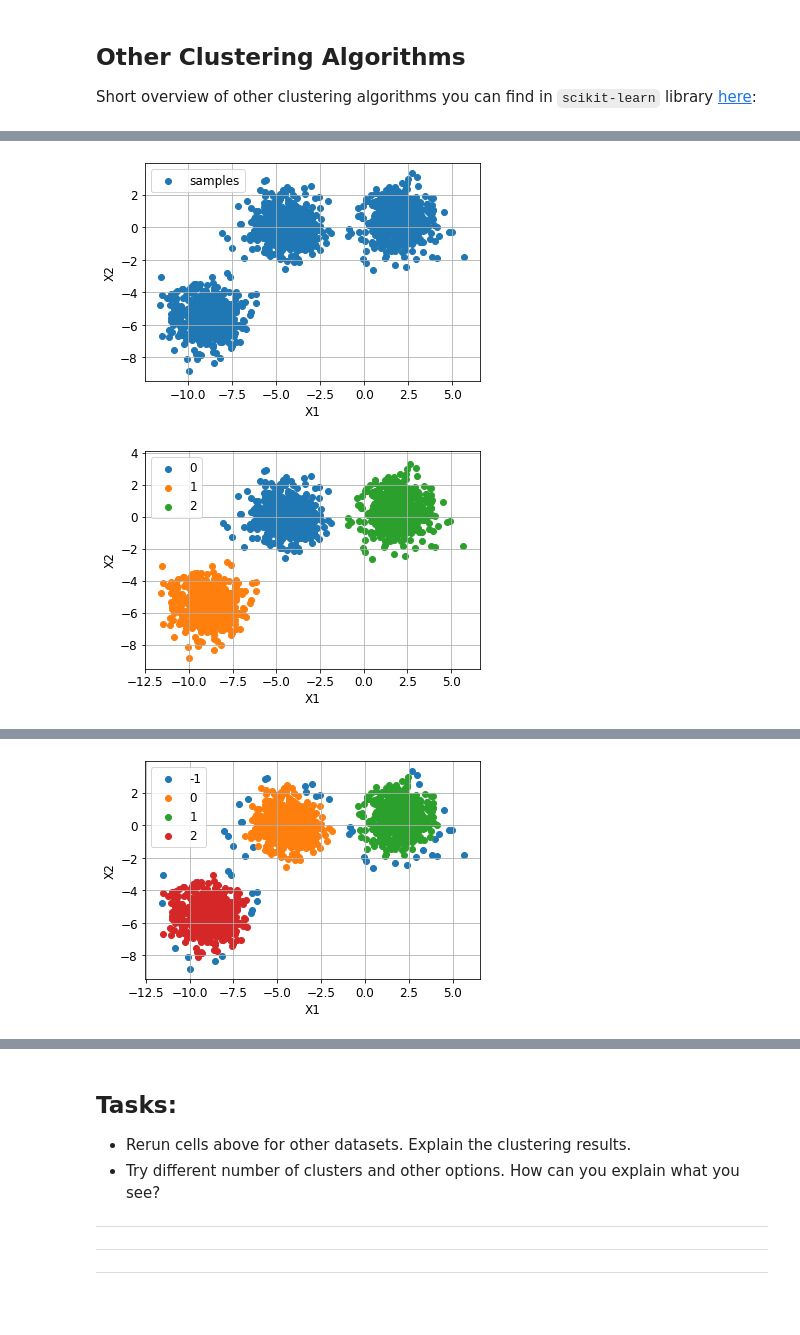
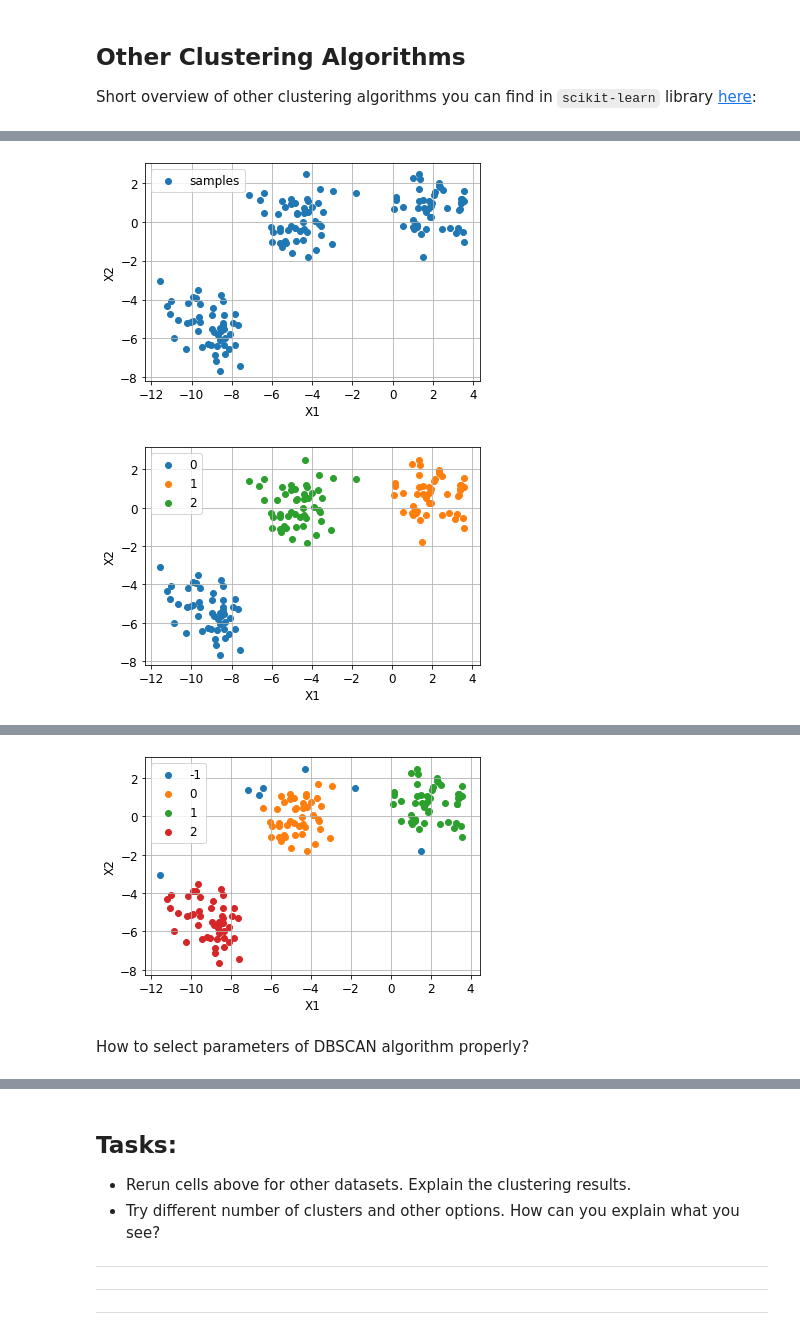
Before and after one commit to shestakoff/hse_se_ml, a Jupyter notebook: 2020/s14-clustering/Clustering.ipynb, the cells around one changed output, grey strips where cells are left out. Cells and saved outputs as stored; diff of their text form; code cells hidden in the pictures; blank space fills up the shorter version.

```diff
--- a/2020/s14-clustering/Clustering.ipynb
+++ b/2020/s14-clustering/Clustering.ipynb
@@ -370,18 +370,18 @@ Short overview of other clustering algorithms you can find in `scikit-learn` lib
 # %%
 from sklearn import datasets
 
-n_samples = 1500
+n_samples = 150
 random_state = 170
 X, y = datasets.make_blobs(centers=3, n_samples=n_samples, random_state=random_state, center_box=(-10, 10))
 
 # To play with
 # X, y = datasets.make_circles(n_samples=n_samples, factor=.5, noise=.05)
 # X, y = datasets.make_moons(n_samples=n_samples, noise=.05)
 # X = np.random.rand(n_samples, 2)
 
 plot_clusters(X, None)
 # %% [output]
-[figure, old version]
+[figure, new version]
 # %%
 # Import clustering algorithms
 from sklearn import cluster
@@ -396,7 +396,7 @@ y_pred = clusterer.predict(X)
 # Plot clustering results
 plot_clusters(X, y_pred)
 # %% [output]
-[figure, old version]
+[figure, new version]
 # %% [markdown]
 **DBSCAN:**
 
@@ -405,10 +405,12 @@ plot_clusters(X, y_pred)
 # DBSCAN
 
 # Run clusterer
-clusterer = cluster.DBSCAN(eps=0.5, min_samples=5)
+clusterer = cluster.DBSCAN(eps=1., min_samples=5)
 y_pred = clusterer.fit_predict(X)
 
 # Plot clustering results
 plot_clusters(X, y_pred)
 # %% [output]
-[figure, old version]
+[figure, new version]
+# %% [markdown]
+How to select parameters of DBSCAN algorithm properly?
```
Also changed, not shown: parts of 15 cells of this notebook.
